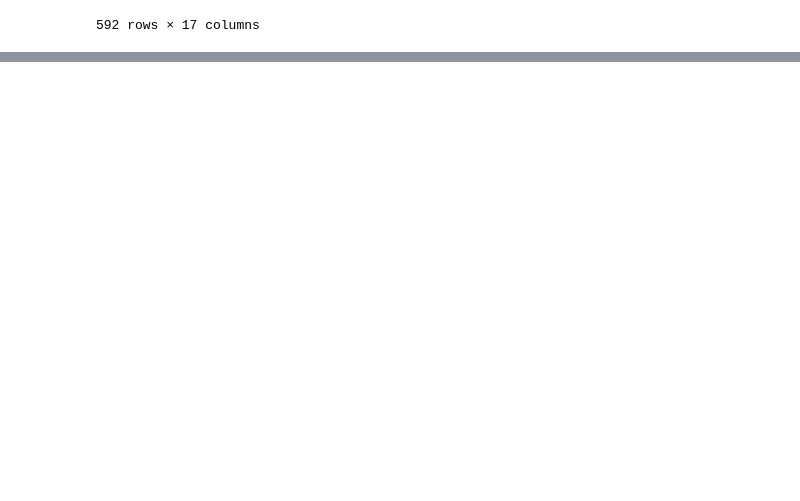
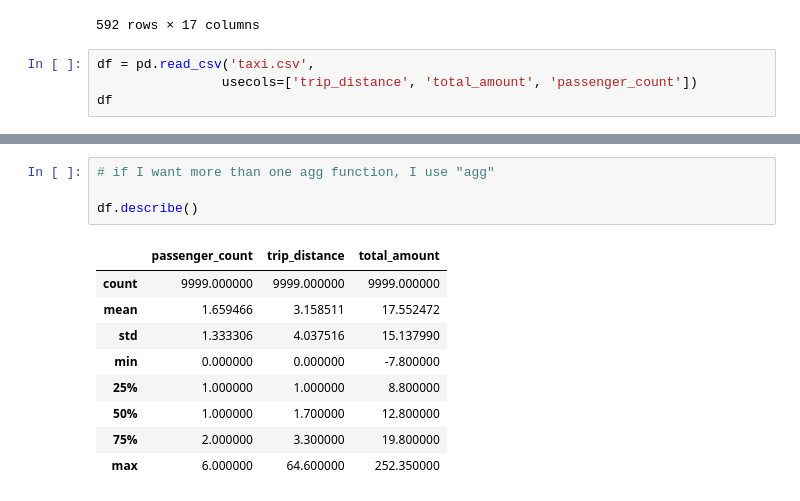
Before and after one commit to reuven/apple-2024-q4-data, a Jupyter notebook: Apple - 2024-10October-01.ipynb, the cells around one changed output, grey strips where cells are left out. Cells and saved outputs as stored; diff of their text form; blank space fills up the shorter version.

```diff
--- a/Apple - 2024-10October-01.ipynb
+++ b/Apple - 2024-10October-01.ipynb
@@ -283,3 +283,7 @@ df.set_index(['VendorID', 'passenger_count'])
 |  | 2 | 2015-06-01 00:13:30 | 2015-06-01 00:22:49 | 2.2 | -74.002075 | ... |
 |  | 2 | 2015-06-01 00:13:14 | 2015-06-01 00:23:25 | 2.7 | -73.989502 | ... |
 592 rows × 17 columns
+# %%
+df = pd.read_csv('taxi.csv',
+                usecols=['trip_distance', 'total_amount', 'passenger_count'])
+df
@@ -285,0 +318,14 @@ df.set_index(['VendorID', 'passenger_count'])
+# %%
+# if I want more than one agg function, I use "agg"
+
+df.describe()
+# %% [output]
+|  | passenger_count | trip_distance | total_amount |
+| count | 9999.000000 | 9999.000000 | 9999.000000 |
+| mean | 1.659466 | 3.158511 | 17.552472 |
+| std | 1.333306 | 4.037516 | 15.137990 |
+| min | 0.000000 | 0.000000 | -7.800000 |
+| 25% | 1.000000 | 1.000000 | 8.800000 |
+| 50% | 1.000000 | 1.700000 | 12.800000 |
+| 75% | 2.000000 | 3.300000 | 19.800000 |
+| max | 6.000000 | 64.600000 | 252.350000 |
```
Also changed, not shown: parts of 3 cells of this notebook.
